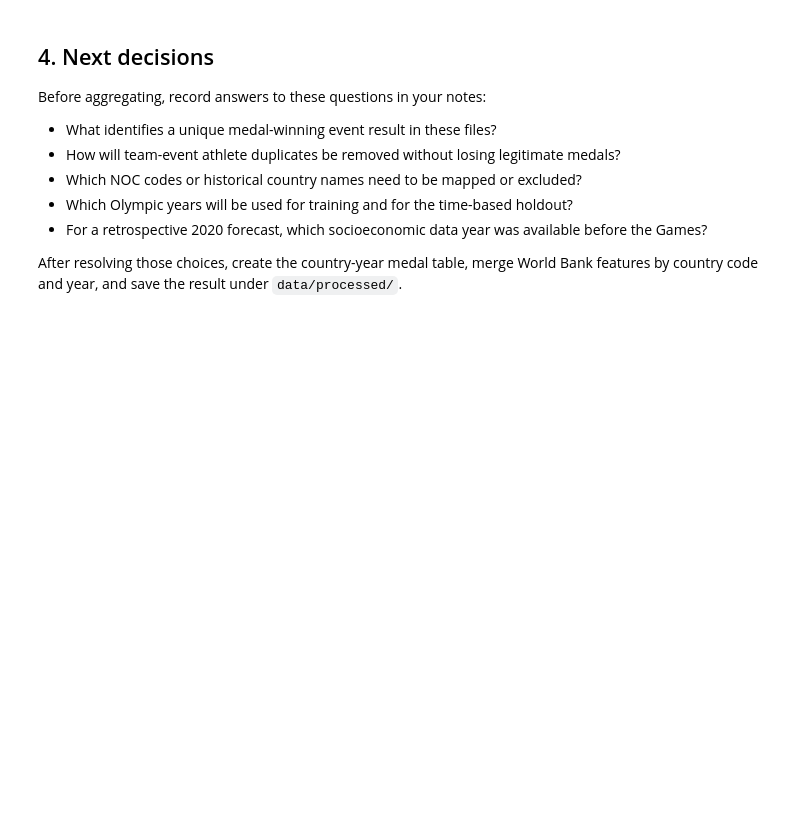
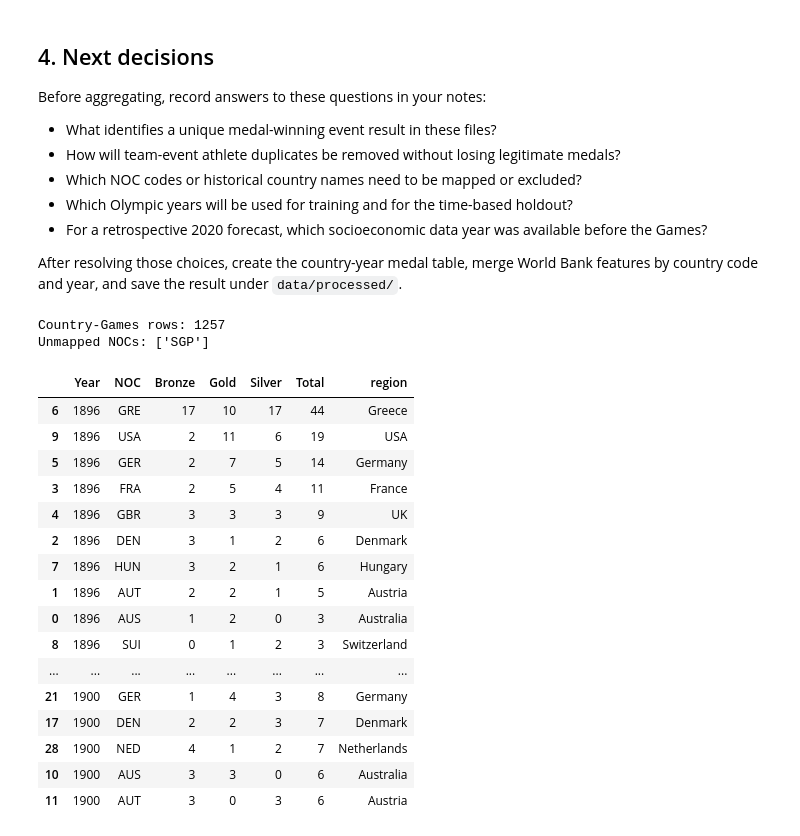
Before and after one commit to Dhyan-rao-10/ML-Mini-Project-olympic-medal-prediction, a Jupyter notebook: notebooks/01_data_preparation.ipynb, the cells around one changed output. Saved outputs shown, nothing was run; the diff lists cells and outputs as text; code cells hidden in the pictures; blank space fills up the shorter version.

Commit message:
Complete Olympic medal prediction pipeline

```diff
--- a/notebooks/01_data_preparation.ipynb
+++ b/notebooks/01_data_preparation.ipynb
@@ -68,3 +104,58 @@ Before aggregating, record answers to these questions in your notes:
 - For a retrospective 2020 forecast, which socioeconomic data year was available before the Games?
 
 After resolving those choices, create the country-year medal table, merge World Bank features by country code and year, and save the result under `data/processed/`.
+# %%
+# Exclude 1906, then keep only rows that represent medals.
+summer_official = summer.loc[summer["Year"].ne(1906)].drop_duplicates()
+medal_rows = summer_official.loc[summer_official["Medal"].notna()].copy()
+
+# Team medals are repeated for each athlete. Count each NOC's medal
+# once per event and medal type.
+event_medals = medal_rows.drop_duplicates(
+    subset=["Year", "NOC", "Sport", "Event", "Medal"]
+)
+
+# Count Gold, Silver, Bronze for each NOC at each Games.
+country_year = (
+    event_medals.groupby(["Year", "NOC", "Medal"])
+    .size()
+    .unstack(fill_value=0)
+)
+
+for medal in ["Gold", "Silver", "Bronze"]:
+    if medal not in country_year.columns:
+        country_year[medal] = 0
+
+country_year["Total"] = country_year[["Gold", "Silver", "Bronze"]].sum(axis=1)
+country_year = country_year.reset_index()
+
+# Add the readable country/region name from the NOC mapping.
+country_year = country_year.merge(
+    noc_regions[["NOC", "region"]].drop_duplicates("NOC"),
+    on="NOC",
+    how="left"
+)
+
+print("Country-Games rows:", len(country_year))
+print("Unmapped NOCs:", sorted(country_year.loc[country_year["region"].isna(), "NOC"].unique()))
+display(country_year.sort_values(["Year", "Total"], ascending=[True, False]).head(20))
+# %% [output]
+Country-Games rows: 1257
+Unmapped NOCs: ['SGP']
+|  | Year | NOC | Bronze | Gold | Silver | Total | region |
+| 6 | 1896 | GRE | 17 | 10 | 17 | 44 | Greece |
+| 9 | 1896 | USA | 2 | 11 | 6 | 19 | USA |
+| 5 | 1896 | GER | 2 | 7 | 5 | 14 | Germany |
+| 3 | 1896 | FRA | 2 | 5 | 4 | 11 | France |
+| 4 | 1896 | GBR | 3 | 3 | 3 | 9 | UK |
+| 2 | 1896 | DEN | 3 | 1 | 2 | 6 | Denmark |
+| 7 | 1896 | HUN | 3 | 2 | 1 | 6 | Hungary |
+| 1 | 1896 | AUT | 2 | 2 | 1 | 5 | Austria |
+| 0 | 1896 | AUS | 1 | 2 | 0 | 3 | Australia |
+| 8 | 1896 | SUI | 0 | 1 | 2 | 3 | Switzerland |
+| ... | ... | ... | ... | ... | ... | ... | ... |
+| 21 | 1900 | GER | 1 | 4 | 3 | 8 | Germany |
+| 17 | 1900 | DEN | 2 | 2 | 3 | 7 | Denmark |
+| 28 | 1900 | NED | 4 | 1 | 2 | 7 | Netherlands |
+| 10 | 1900 | AUS | 3 | 3 | 0 | 6 | Australia |
+| 11 | 1900 | AUT | 3 | 0 | 3 | 6 | Austria |
```
Also changed, not shown: parts of 8 cells of this notebook, 8 other files.
